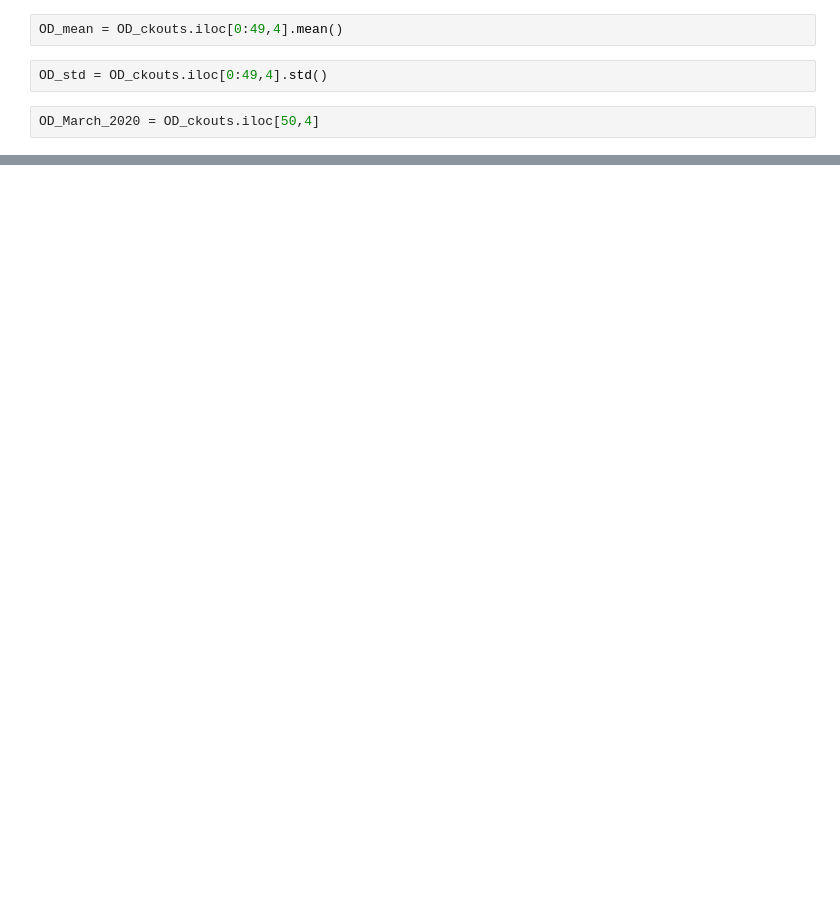
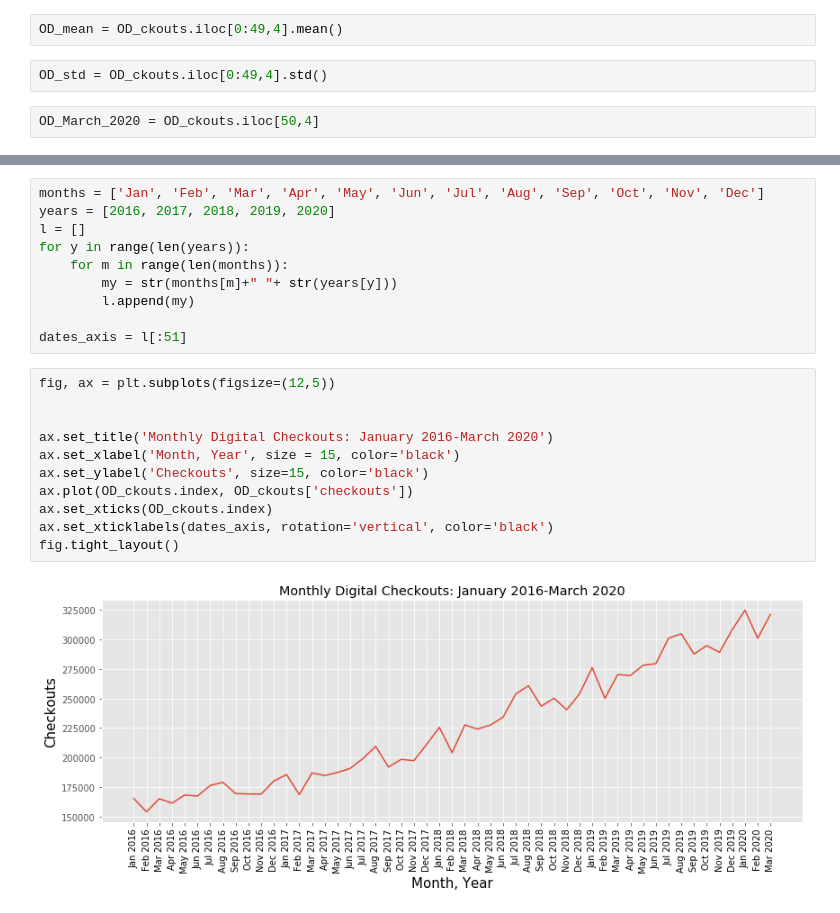
Before and after one commit to TheMrLively/seattle_library, a Jupyter notebook: seattle_library.ipynb, the cells around one changed output, grey strips where cells are left out. Drawn from its saved outputs; the diff is of its cells as text; blank space fills up the shorter version.

```diff
--- a/seattle_library.ipynb
+++ b/seattle_library.ipynb
@@ -295,0 +303,23 @@ ax.fill_between(x, OD_binom.pdf(x),
+# %%
+months = ['Jan', 'Feb', 'Mar', 'Apr', 'May', 'Jun', 'Jul', 'Aug', 'Sep', 'Oct', 'Nov', 'Dec']
+years = [2016, 2017, 2018, 2019, 2020]
+l = []
+for y in range(len(years)):
+    for m in range(len(months)):
+        my = str(months[m]+" "+ str(years[y]))
+        l.append(my)
+
+dates_axis = l[:51]
+# %%
+fig, ax = plt.subplots(figsize=(12,5))
+
+
+ax.set_title('Monthly Digital Checkouts: January 2016-March 2020')
+ax.set_xlabel('Month, Year', size = 15, color='black')
+ax.set_ylabel('Checkouts', size=15, color='black')
+ax.plot(OD_ckouts.index, OD_ckouts['checkouts'])
+ax.set_xticks(OD_ckouts.index)
+ax.set_xticklabels(dates_axis, rotation='vertical', color='black')
+fig.tight_layout()
+# %% [output]
+[figure, added]
```
Also changed, not shown: parts of 11 cells of this notebook, 4 other files.
